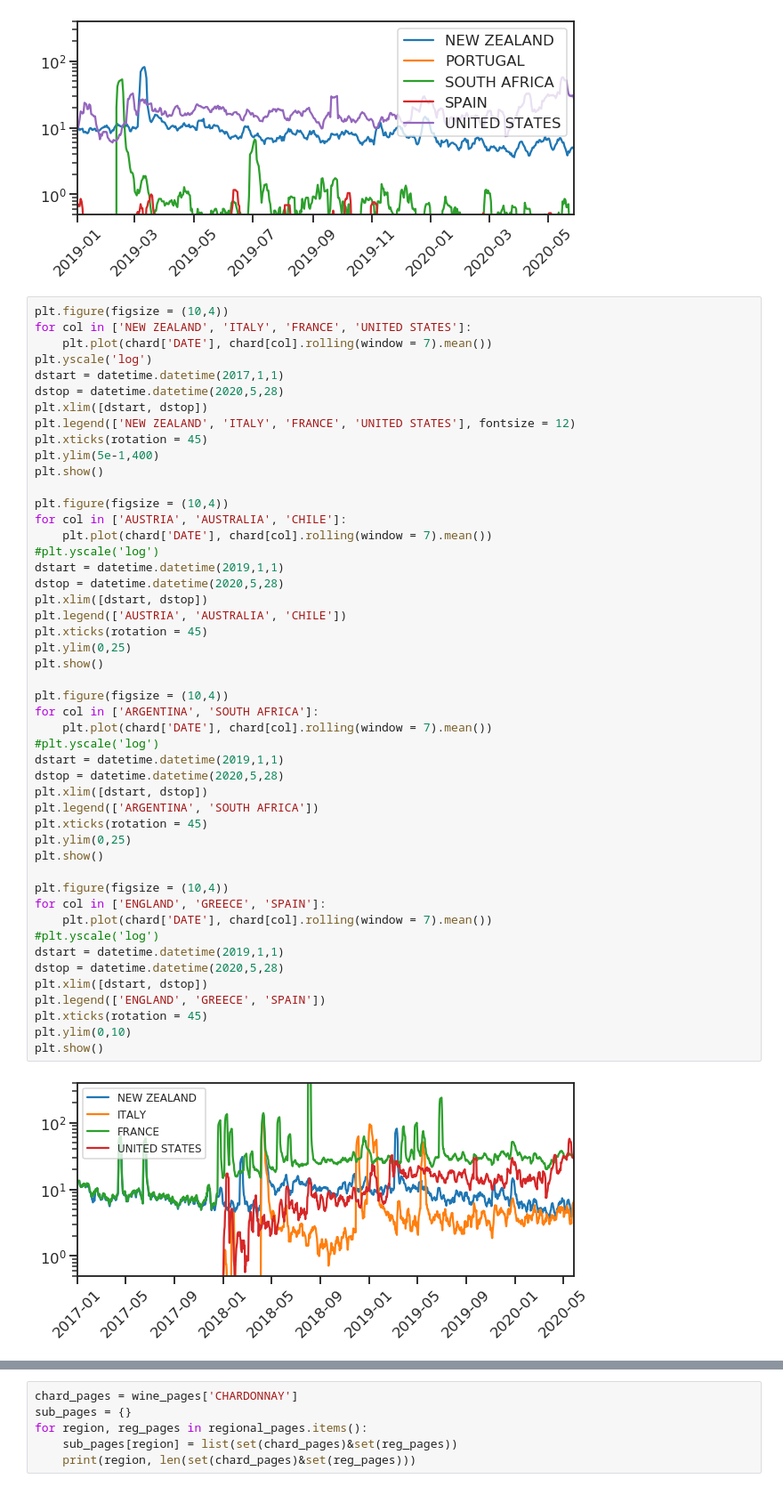
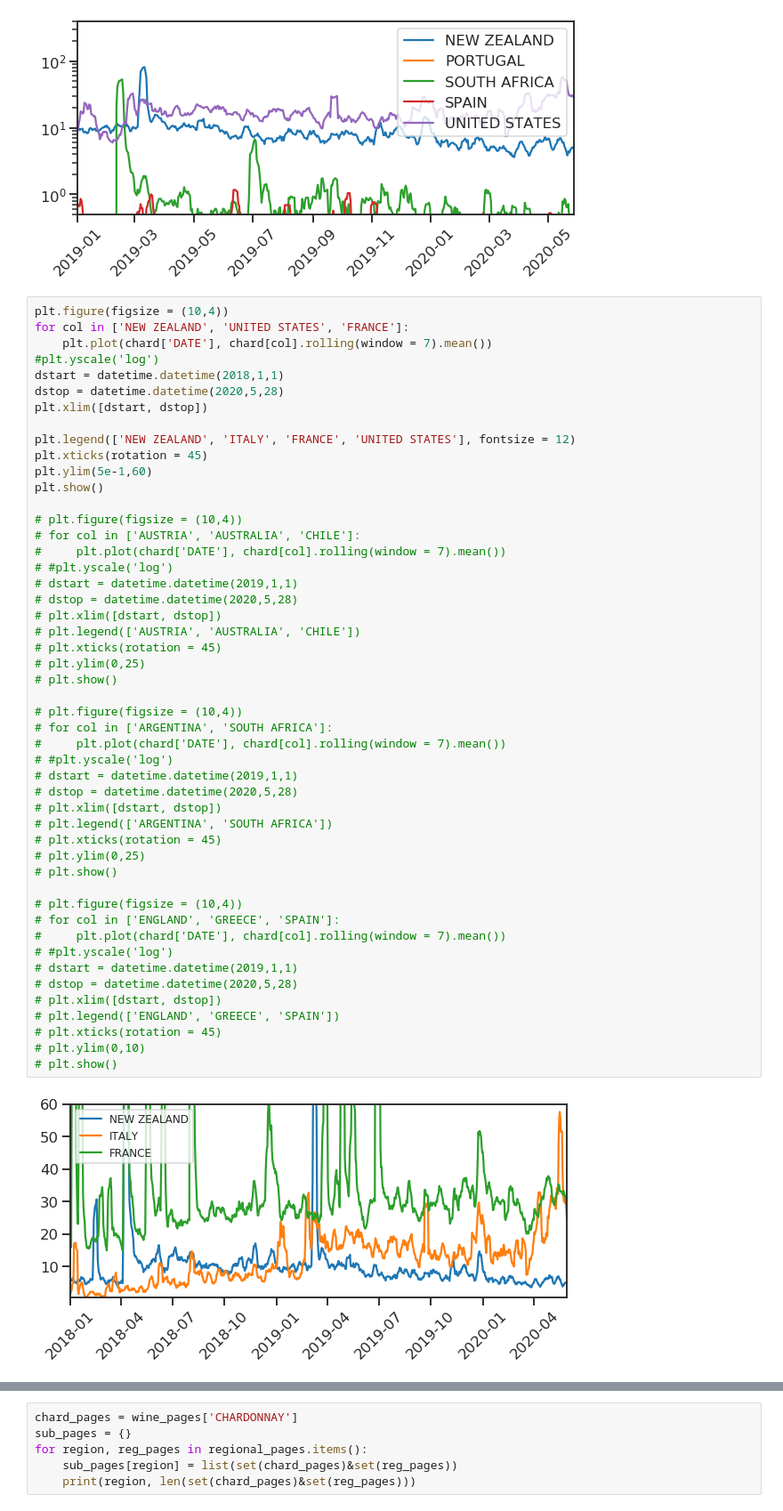
Before and after one commit to JocelynF/WineRegions, a Jupyter notebook: CreatePlots.ipynb, the cells around one changed output, grey strips where cells are left out. Shown: that part at 89% size. Saved outputs shown, nothing was run; the diff lists cells and outputs as text.

```diff
--- a/CreatePlots.ipynb
+++ b/CreatePlots.ipynb
@@ -125,51 +125,52 @@ plt.show()
 [figure]
 # %%
 plt.figure(figsize = (10,4))
-for col in ['NEW ZEALAND', 'ITALY', 'FRANCE', 'UNITED STATES']:
+for col in ['NEW ZEALAND', 'UNITED STATES', 'FRANCE']:
     plt.plot(chard['DATE'], chard[col].rolling(window = 7).mean())
-plt.yscale('log')
-dstart = datetime.datetime(2017,1,1)
+#plt.yscale('log')
+dstart = datetime.datetime(2018,1,1)
 dstop = datetime.datetime(2020,5,28)
 plt.xlim([dstart, dstop])
+
 plt.legend(['NEW ZEALAND', 'ITALY', 'FRANCE', 'UNITED STATES'], fontsize = 12)
 plt.xticks(rotation = 45)
-plt.ylim(5e-1,400)
+plt.ylim(5e-1,60)
 plt.show()
 
-plt.figure(figsize = (10,4))
-for col in ['AUSTRIA', 'AUSTRALIA', 'CHILE']:
-    plt.plot(chard['DATE'], chard[col].rolling(window = 7).mean())
-#plt.yscale('log')
-dstart = datetime.datetime(2019,1,1)
-dstop = datetime.datetime(2020,5,28)
-plt.xlim([dstart, dstop])
-plt.legend(['AUSTRIA', 'AUSTRALIA', 'CHILE'])
-plt.xticks(rotation = 45)
-plt.ylim(0,25)
-plt.show()
+# plt.figure(figsize = (10,4))
+# for col in ['AUSTRIA', 'AUSTRALIA', 'CHILE']:
+#     plt.plot(chard['DATE'], chard[col].rolling(window = 7).mean())
+# #plt.yscale('log')
+# dstart = datetime.datetime(2019,1,1)
+# dstop = datetime.datetime(2020,5,28)
+# plt.xlim([dstart, dstop])
+# plt.legend(['AUSTRIA', 'AUSTRALIA', 'CHILE'])
+# plt.xticks(rotation = 45)
+# plt.ylim(0,25)
+# plt.show()
 
-plt.figure(figsize = (10,4))
-for col in ['ARGENTINA', 'SOUTH AFRICA']:
-    plt.plot(chard['DATE'], chard[col].rolling(window = 7).mean())
-#plt.yscale('log')
-dstart = datetime.datetime(2019,1,1)
-dstop = datetime.datetime(2020,5,28)
-plt.xlim([dstart, dstop])
-plt.legend(['ARGENTINA', 'SOUTH AFRICA'])
-plt.xticks(rotation = 45)
-plt.ylim(0,25)
-plt.show()
+# plt.figure(figsize = (10,4))
+# for col in ['ARGENTINA', 'SOUTH AFRICA']:
+#     plt.plot(chard['DATE'], chard[col].rolling(window = 7).mean())
+# #plt.yscale('log')
+# dstart = datetime.datetime(2019,1,1)
+# dstop = datetime.datetime(2020,5,28)
+# plt.xlim([dstart, dstop])
+# plt.legend(['ARGENTINA', 'SOUTH AFRICA'])
+# plt.xticks(rotation = 45)
+# plt.ylim(0,25)
+# plt.show()
 
-plt.figure(figsize = (10,4))
-for col in ['ENGLAND', 'GREECE', 'SPAIN']:
-    plt.plot(chard['DATE'], chard[col].rolling(window = 7).mean())
-#plt.yscale('log')
-dstart = datetime.datetime(2019,1,1)
-dstop = datetime.datetime(2020,5,28)
-plt.xlim([dstart, dstop])
-plt.legend(['ENGLAND', 'GREECE', 'SPAIN'])
-plt.xticks(rotation = 45)
-plt.ylim(0,10)
-plt.show()
+# plt.figure(figsize = (10,4))
+# for col in ['ENGLAND', 'GREECE', 'SPAIN']:
+#     plt.plot(chard['DATE'], chard[col].rolling(window = 7).mean())
+# #plt.yscale('log')
+# dstart = datetime.datetime(2019,1,1)
+# dstop = datetime.datetime(2020,5,28)
+# plt.xlim([dstart, dstop])
+# plt.legend(['ENGLAND', 'GREECE', 'SPAIN'])
+# plt.xticks(rotation = 45)
+# plt.ylim(0,10)
+# plt.show()
 # %% [output]
-[figure, old version]
+[figure, new version]
```
Also changed, not shown: parts of 4 cells of this notebook, 3 other files.
